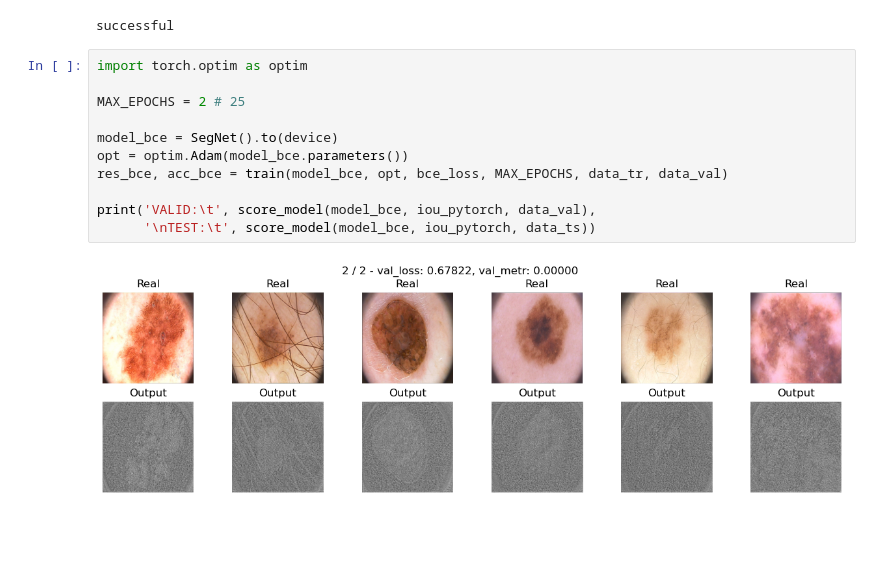
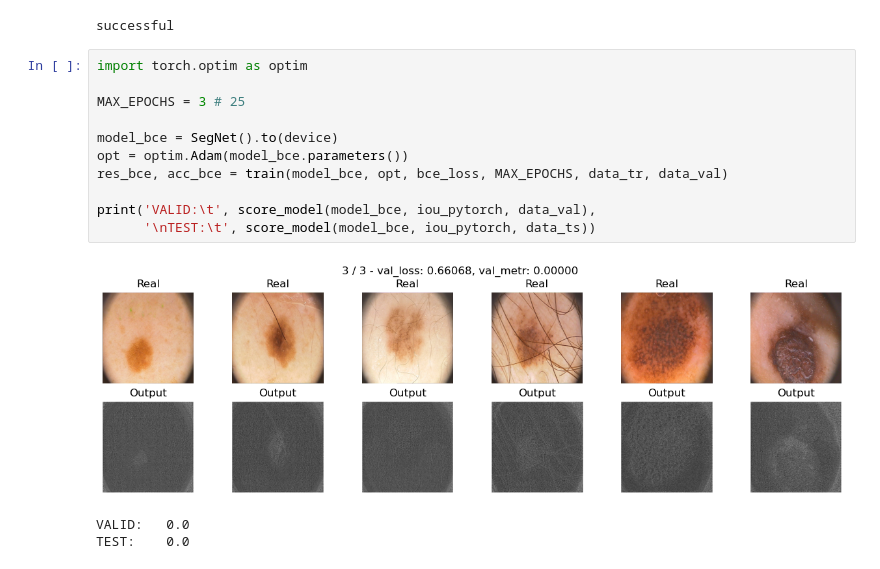
Before and after one commit to AllexManz/MNIST_Project, a Jupyter notebook: main.ipynb, the cells around one changed output. Drawn from its saved outputs; the diff is of its cells as text; blank space fills up the shorter version.

```diff
--- a/main.ipynb
+++ b/main.ipynb
@@ -406,16 +406,18 @@ successful
 # %%
 import torch.optim as optim
 
-MAX_EPOCHS = 2 # 25
+MAX_EPOCHS = 3 # 25
 
 model_bce = SegNet().to(device)
 opt = optim.Adam(model_bce.parameters())
 res_bce, acc_bce = train(model_bce, opt, bce_loss, MAX_EPOCHS, data_tr, data_val)
 
 print('VALID:\t', score_model(model_bce, iou_pytorch, data_val),
       '\nTEST:\t', score_model(model_bce, iou_pytorch, data_ts))
 # %% [output]
-[figure, old version]
+[figure, new version]
+VALID:   0.0
+TEST:    0.0
 # %%
 res, acc = res_bce, acc_bce
 ep = range(len(res['train']))
```
Also changed, not shown: parts of 2 cells of this notebook.
